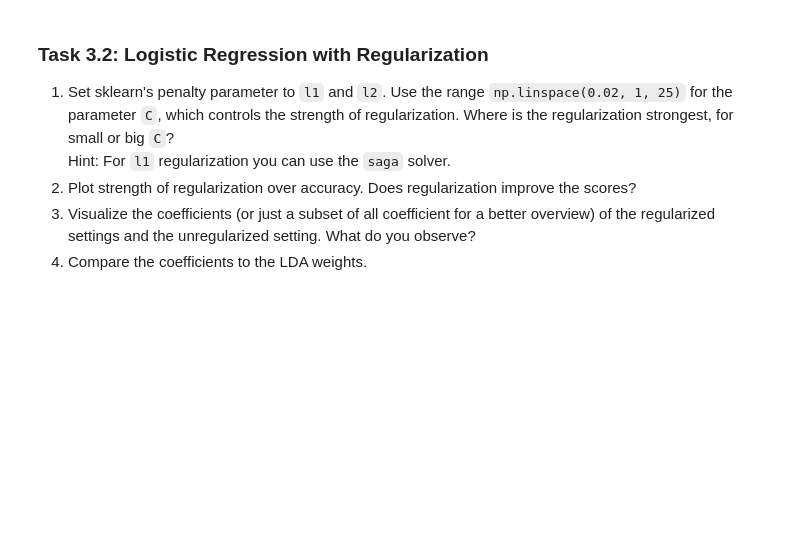
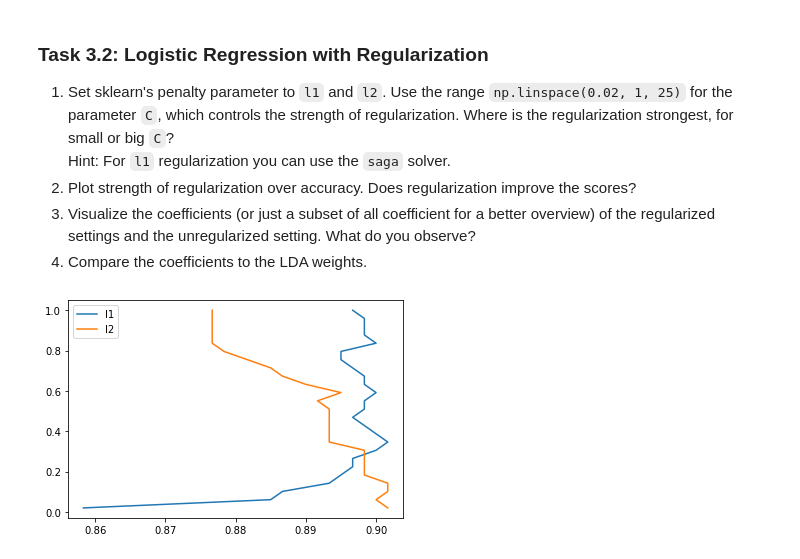
Before and after one commit to simonblaue/Master, a Jupyter notebook: Machine Learning/Practical 2/2_[NAME1]_[NAME2]_[NAME3].ipynb, the cells around one changed output. Saved outputs shown, nothing was run; the diff lists cells and outputs as text; code cells hidden in the pictures; blank space fills up the shorter version.

```diff
--- a/Machine Learning/Practical 2/2_[NAME1]_[NAME2]_[NAME3].ipynb
+++ b/Machine Learning/Practical 2/2_[NAME1]_[NAME2]_[NAME3].ipynb
@@ -425,3 +393,21 @@ Hint: For `l1` regularization you can use the `saga` solver.
 2. Plot strength of regularization over accuracy. Does regularization improve the scores?
 3. Visualize the coefficients (or just a subset of all coefficient for a better overview) of the regularized settings and the unregularized setting. What do you observe?
 3. Compare the coefficients to the LDA weights.
+# %%
+%%capture --no-display
+cs = np.linspace(0.02, 1, 25)
+penalties = ['l1','l2']
+for penalty in penalties:
+    scores = []
+    for c in cs:
+        regressor  = LogisticRegression(penalty=penalty, C=c)
+        if penalty == 'l1':
+            regressor  = LogisticRegression(penalty=penalty, C=c, solver='saga')
+        regressor.fit(X_train,y_train)
+        scores.append(regressor.score(X_test,y_test))
+    plt.plot(scores,cs, label=penalty)
+
+plt.legend()
+plt.show()
+# %% [output]
+[figure, added]
```
Also changed, not shown: parts of 14 cells of this notebook.
